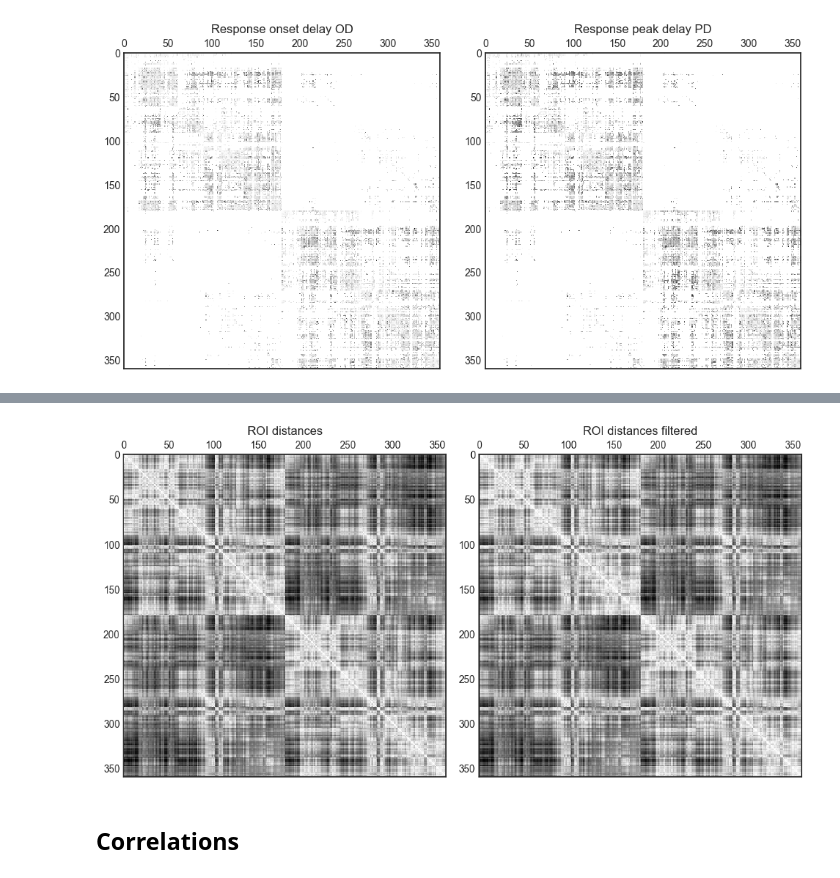
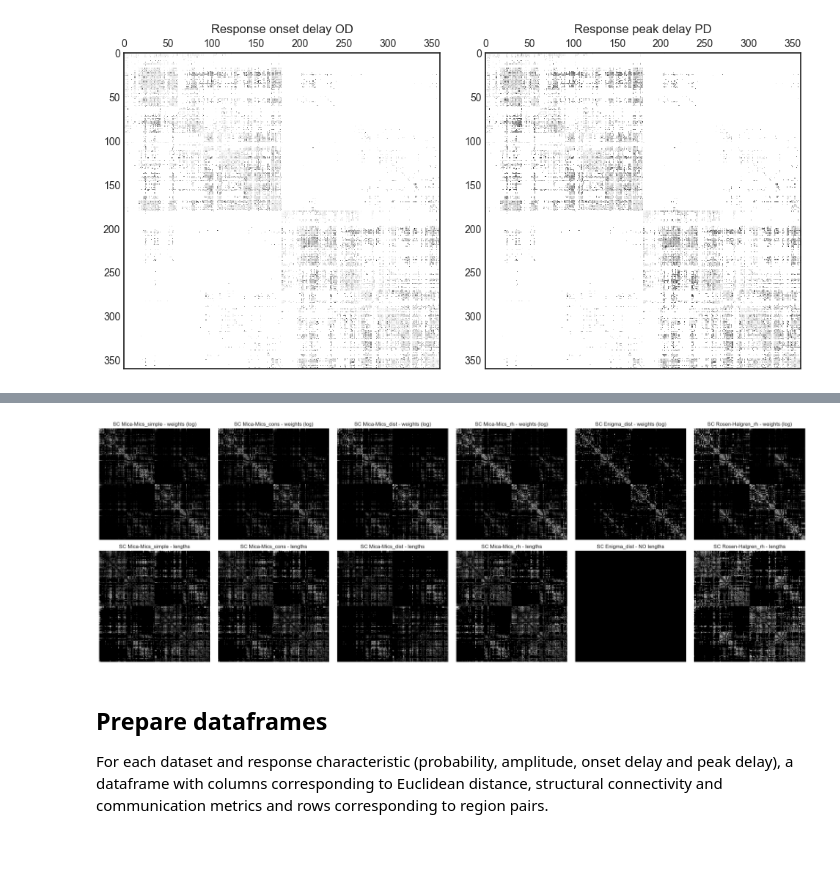
Before and after one commit to Katterrina/fimuni_thesis, a Jupyter notebook: notebooks/01_f-tract/01_analysis.ipynb, the cells around one changed output, grey strips where cells are left out. Drawn from its saved outputs; the diff is of its cells as text; code cells hidden in the pictures; blank space fills up the shorter version.

```diff
--- a/notebooks/01_f-tract/01_analysis.ipynb
+++ b/notebooks/01_f-tract/01_analysis.ipynb
@@ -111,9 +116,7 @@ else:
 [figure]
 # %%
-plt.rcParams['figure.figsize'] = [10,5]
 plt.style.use('seaborn-v0_8-white')
-
-fig, axs = plt.subplots(1, 2, tight_layout=True)
+fig, axs = plt.subplots(1, 2,figsize=(10,5), tight_layout=True)
 axs[0].matshow(response_onset_delay)
 axs[0].set_title("Response onset delay OD")
 axs[1].matshow(response_peak_delay)
@@ -126,45 +141,10 @@ Text(0.5, 1.0, 'Response peak delay PD')
 # %%
-SC_matrices = []
-
 if PARCELLATION == "DKT":
     ED = centroids.dkt_roi_distances()
     SC_matrices = data.load_set_of_DKT_matrices_for_ftract(ids_to_delete_in_dkt,ED,min_streamlines_count=MIN_STREAMLINES)
-
 
 elif PARCELLATION == "MNI-HCP-MMP1":
     ED = centroids.glasser_roi_distances(ftract_labels=ftract_labels)
     SC_matrices = data.load_set_of_glasser_matrices_for_ftract(ED,min_streamlines_count=MIN_STREAMLINES)
 
 number_of_SC = len(SC_matrices)
-# %%
-SC_matrices_filtered = []
-
-for i, stat_data in enumerate(SC_matrices):
-    name, SC_W, SC_L, SC_W_log = stat_data
-    pivot = matrix_filtering.find_pivot_to_keep_xpercent_edges(SC_W,GRAPH_DENSITY)
-    SC_W = np.where(SC_W>=pivot,SC_W,0)
-    if SC_L is not None:
-        SC_L = np.where(SC_W>=pivot,SC_L,np.nan)
-    SC_W_log = np.where(SC_W>=pivot,SC_W_log,np.nan)
-    SC_matrices_filtered.append((name, SC_W, SC_L, SC_W_log))
-
-SC_matrices = SC_matrices_filtered
-# %%
-plt.rcParams['figure.figsize'] = [3*number_of_SC,6]
-plt.style.use('seaborn-v0_8-white')
-
-fig, axs = plt.subplots(2,number_of_SC, tight_layout=True,sharex=True,sharey=True)
-
-for i, stat_data in enumerate(SC_matrices):
-    name, SC_W, SC_L, SC_W_log = stat_data
-
-    axs[0,i].matshow(SC_W_log)
-    axs[0,i].set_title(f"SC {name} - weights (log)")
-
-    if SC_L is not None:
-        axs[1,i].matshow(SC_L)
-        axs[1,i].set_title(f"SC {name} - lengths")
-
-    else:
-        axs[1,i].matshow(np.zeros(SC_W.shape))
-        axs[1,i].set_title(f"SC {name} - NO lengths")
@@ -173,16 +151,11 @@ for i, stat_data in enumerate(SC_matrices):
-# %%
-if ED is not None:
-    fig, axs = plt.subplots(1, 2, tight_layout=True,figsize=(10,5))
-
-    axs[0].matshow(ED)
-    axs[0].set_title("ROI distances")
-    ED_filtered = np.where(ED>ED_THRESHOLD,ED,np.nan)
-    axs[1].matshow(ED_filtered)
-    axs[1].set_title("ROI distances filtered")
-    plt.show()
-# %% [output]
-[figure, removed]
-# %% [markdown]
-## Correlations
+# %%
+SC_matrices = matrix_filtering.filter_matrices_based_on_density(SC_matrices,GRAPH_DENSITY)
+plotting.plot_structural_matrices_weight_lengths(SC_matrices,fig_dir,PARCELLATION)
+# %% [output]
+[figure, added]
+# %% [markdown]
+## Prepare dataframes
+
+For each dataset and response characteristic (probability, amplitude, onset delay and peak delay), a dataframe with columns corresponding to Euclidean distance, structural connectivity and communication metrics and rows corresponding to region pairs.
 # %%
 def fill_df(df,mask,metrics_dict):
```
Also changed, not shown: parts of 26 cells of this notebook, 1 other file.
